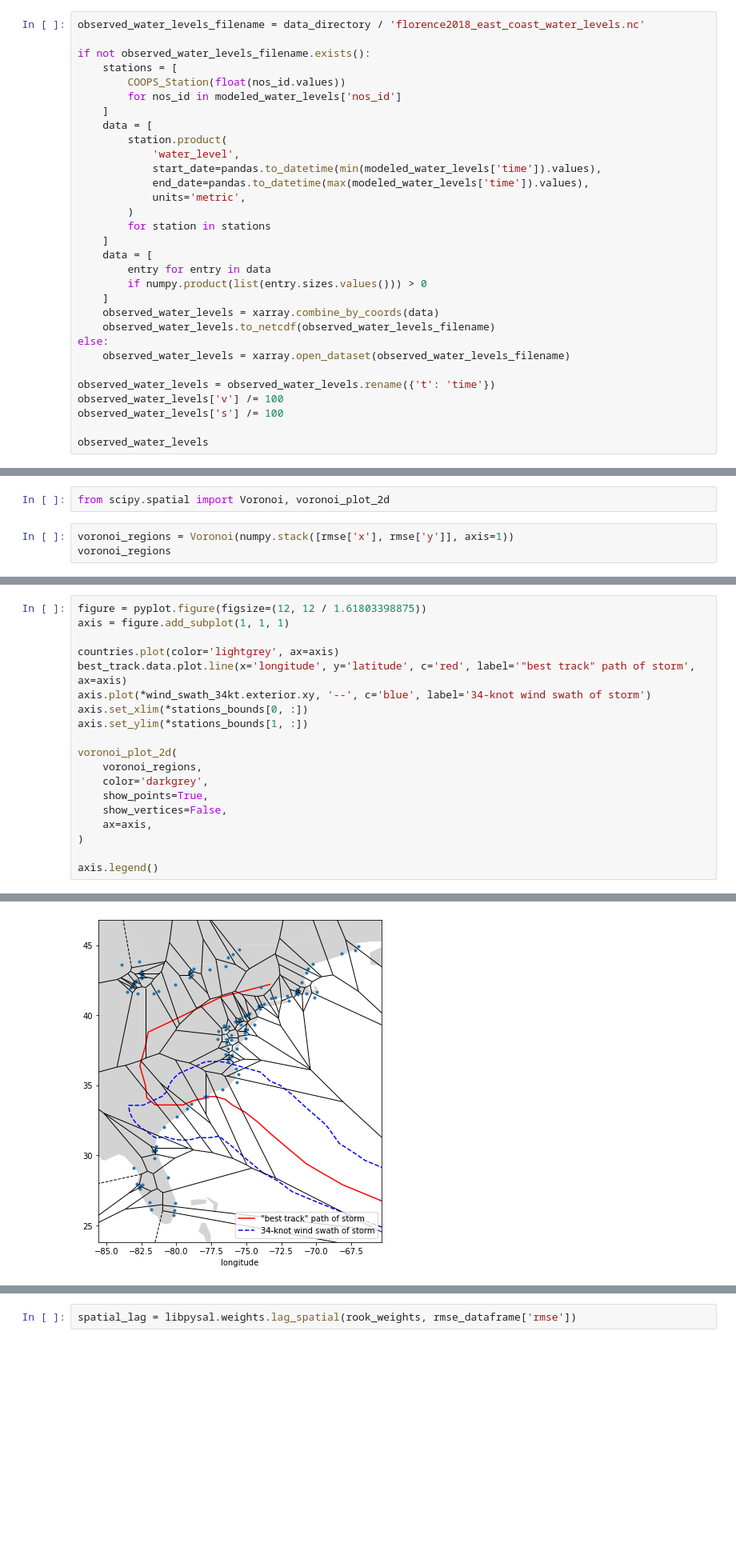
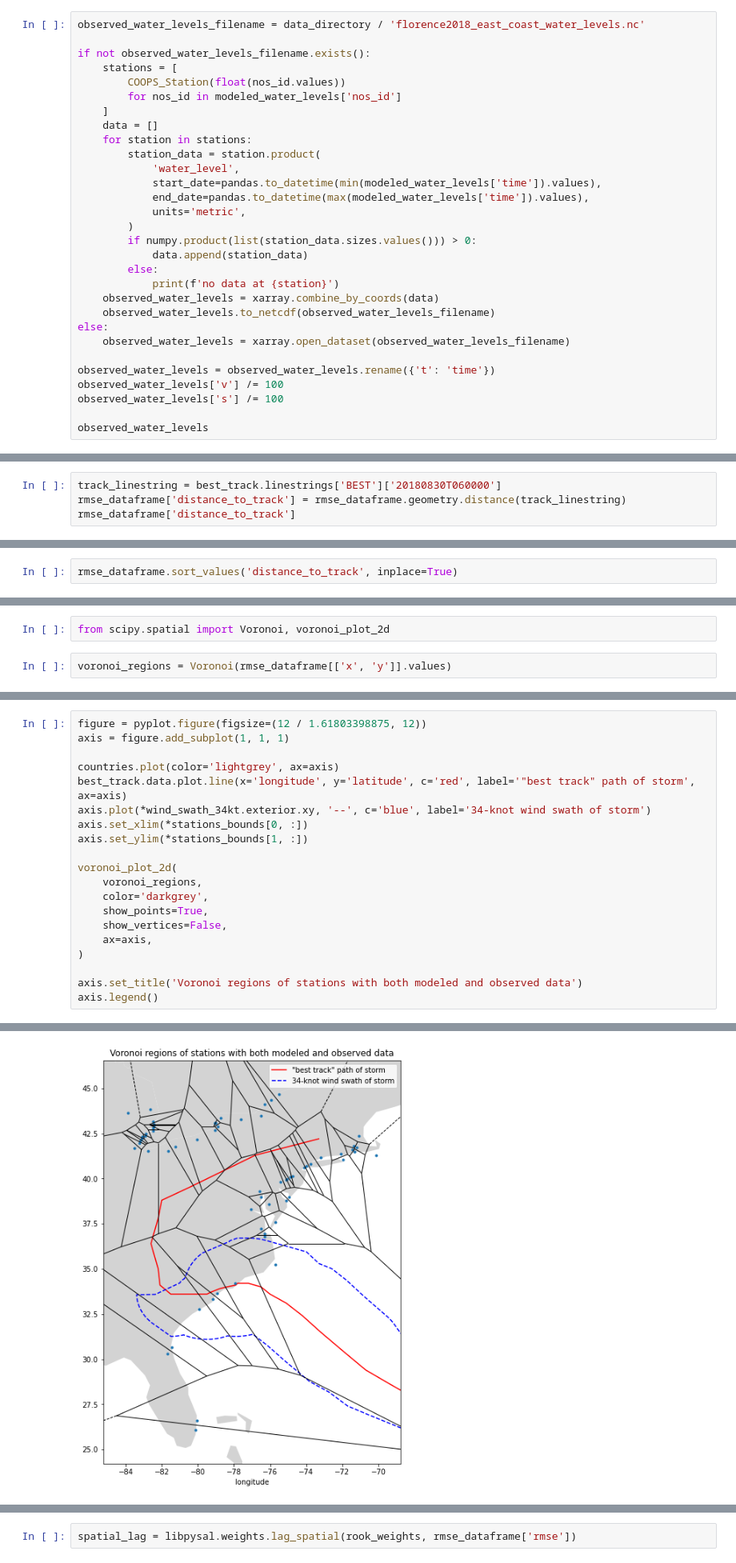
Before and after one commit to zacharyburnett/GEOG606, a Jupyter notebook: final/final_20220503.ipynb, the cells around one changed output, grey strips where cells are left out. Shown at 80% size. Cells and saved outputs as stored; diff of their text form; blank space fills up the shorter version.

Commit message:
update plots

```diff
--- a/final/final_20220503.ipynb
+++ b/final/final_20220503.ipynb
@@ -197,19 +197,18 @@ if not observed_water_levels_filename.exists():
         COOPS_Station(float(nos_id.values))
         for nos_id in modeled_water_levels['nos_id']
     ]
-    data = [
-        station.product(
+    data = []
+    for station in stations:
+        station_data = station.product(
             'water_level',
             start_date=pandas.to_datetime(min(modeled_water_levels['time']).values),
             end_date=pandas.to_datetime(max(modeled_water_levels['time']).values),
             units='metric',
         )
-        for station in stations
-    ]
-    data = [
-        entry for entry in data
-        if numpy.product(list(entry.sizes.values())) > 0
-    ]
+        if numpy.product(list(station_data.sizes.values())) > 0:
+            data.append(station_data)
+        else:
+            print(f'no data at {station}')
     observed_water_levels = xarray.combine_by_coords(data)
     observed_water_levels.to_netcdf(observed_water_levels_filename)
 else:
@@ -347,0 +355,4 @@ rmse.to_series().plot.bar(ax=axis)
+# %%
+track_linestring = best_track.linestrings['BEST']['20180830T060000']
+rmse_dataframe['distance_to_track'] = rmse_dataframe.geometry.distance(track_linestring)
+rmse_dataframe['distance_to_track']
@@ -347,0 +373,2 @@ rmse.to_series().plot.bar(ax=axis)
+# %%
+rmse_dataframe.sort_values('distance_to_track', inplace=True)
@@ -356,5 +393,4 @@ from shapely.geometry import Polygon, MultiPoint
 # %%
 from scipy.spatial import Voronoi, voronoi_plot_2d
 # %%
-voronoi_regions = Voronoi(numpy.stack([rmse['x'], rmse['y']], axis=1))
-voronoi_regions
+voronoi_regions = Voronoi(rmse_dataframe[['x', 'y']].values)
@@ -363,23 +397,24 @@ voronoi_regions
 # %%
-figure = pyplot.figure(figsize=(12, 12 / 1.61803398875))
+figure = pyplot.figure(figsize=(12 / 1.61803398875, 12))
 axis = figure.add_subplot(1, 1, 1)
 
 countries.plot(color='lightgrey', ax=axis)
 best_track.data.plot.line(x='longitude', y='latitude', c='red', label='"best track" path of storm', ax=axis)
 axis.plot(*wind_swath_34kt.exterior.xy, '--', c='blue', label='34-knot wind swath of storm')
 axis.set_xlim(*stations_bounds[0, :])
 axis.set_ylim(*stations_bounds[1, :])
 
 voronoi_plot_2d(
     voronoi_regions,
     color='darkgrey',
     show_points=True,
     show_vertices=False,
     ax=axis,
 )
 
+axis.set_title('Voronoi regions of stations with both modeled and observed data')
 axis.legend()
 # %% [output]
 <matplotlib.legend.Legend at 0x...>
-[figure, old version]
+[figure, new version]
 # %% [markdown]
```
Also changed, not shown: parts of 28 cells of this notebook.
